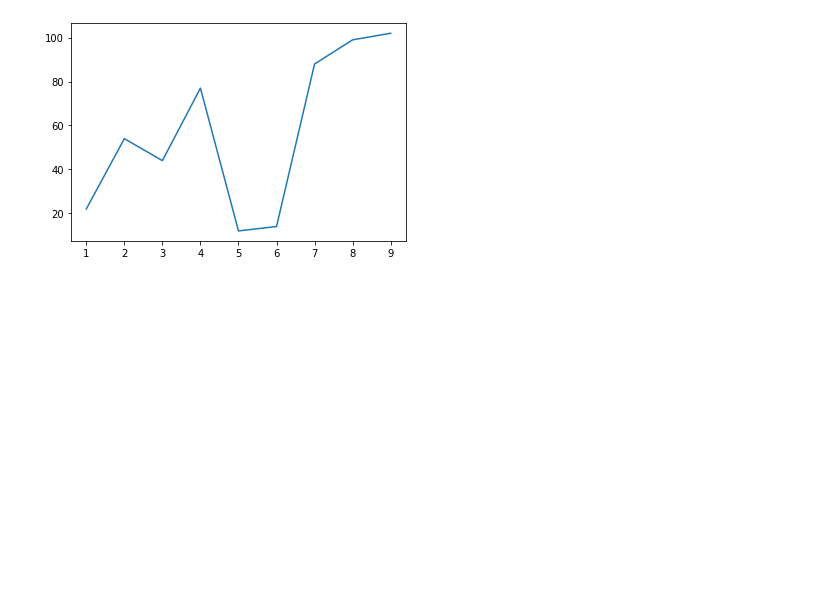
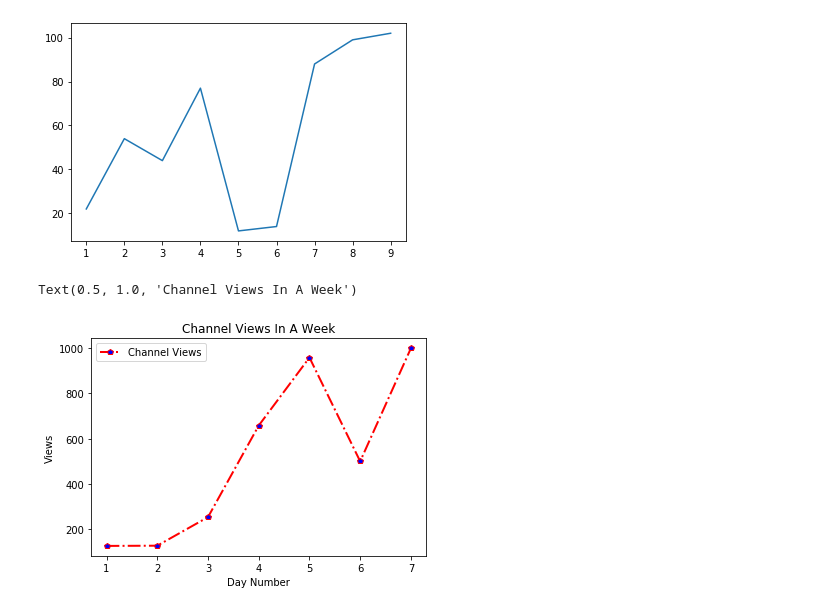
Before and after one commit to prafful/python_jan_2020, a Jupyter notebook: 07_pandas_matplotlib_01.ipynb, the cells around one changed output. Saved outputs shown, nothing was run; the diff lists cells and outputs as text; code cells hidden in the pictures; blank space fills up the shorter version.

Commit message:
matplotlib -> line and bar chart

```diff
--- a/07_pandas_matplotlib_01.ipynb
+++ b/07_pandas_matplotlib_01.ipynb
@@ -9,3 +9,26 @@ plt.plot(x,y)
 # %% [output]
 [<matplotlib.lines.Line2D at 0x...>]
 [figure]
+# %%
+views = [127, 128, 254, 658, 958, 500, 999]
+days = range(1,8)
+
+
+#x,y
+plt.plot(days, views, label='Channel Views', color='red', marker='p', markerfacecolor='b', linestyle='-.', linewidth=2)
+
+#label
+plt.xlabel('Day Number')
+plt.ylabel('Views')
+
+#legend
+plt.legend()
+#title
+plt.title('Channel Views In A Week')
+
+
+
+#plt.show()
+# %% [output]
+Text(0.5, 1.0, 'Channel Views In A Week')
+[figure, added]
```
Also changed, not shown: parts of 1 cell of this notebook, 5 other files.
